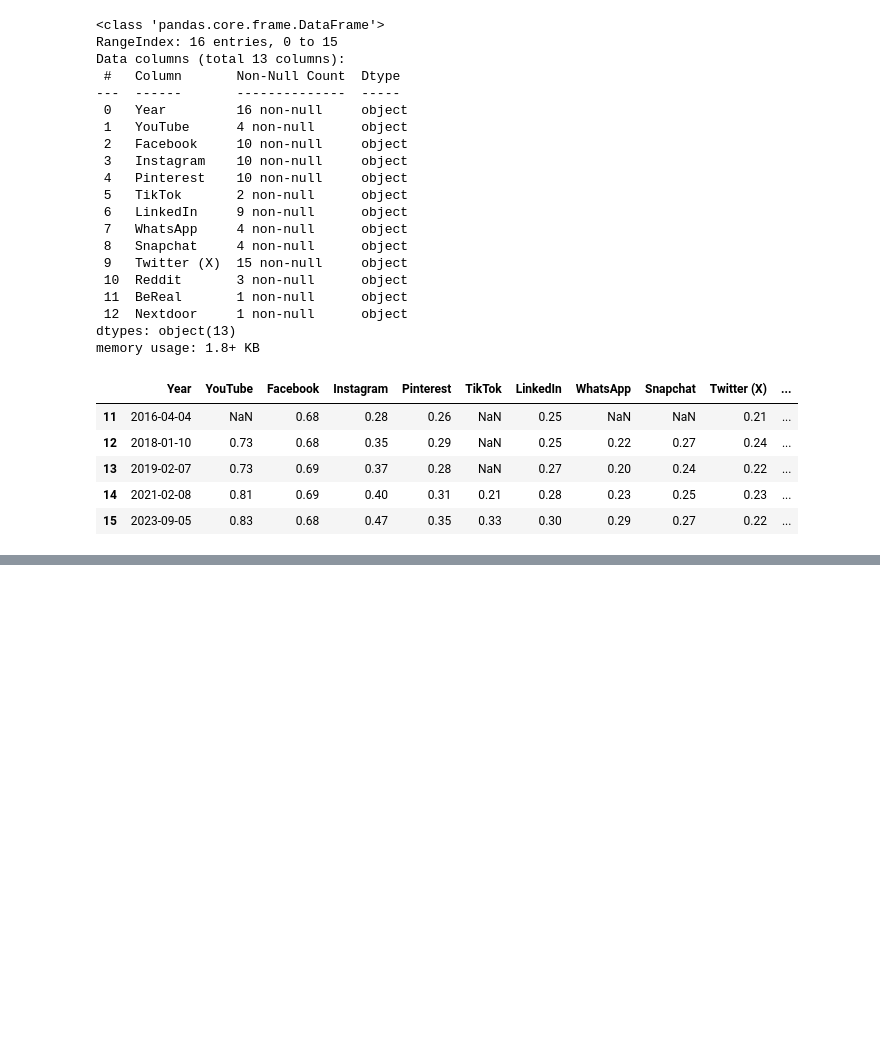
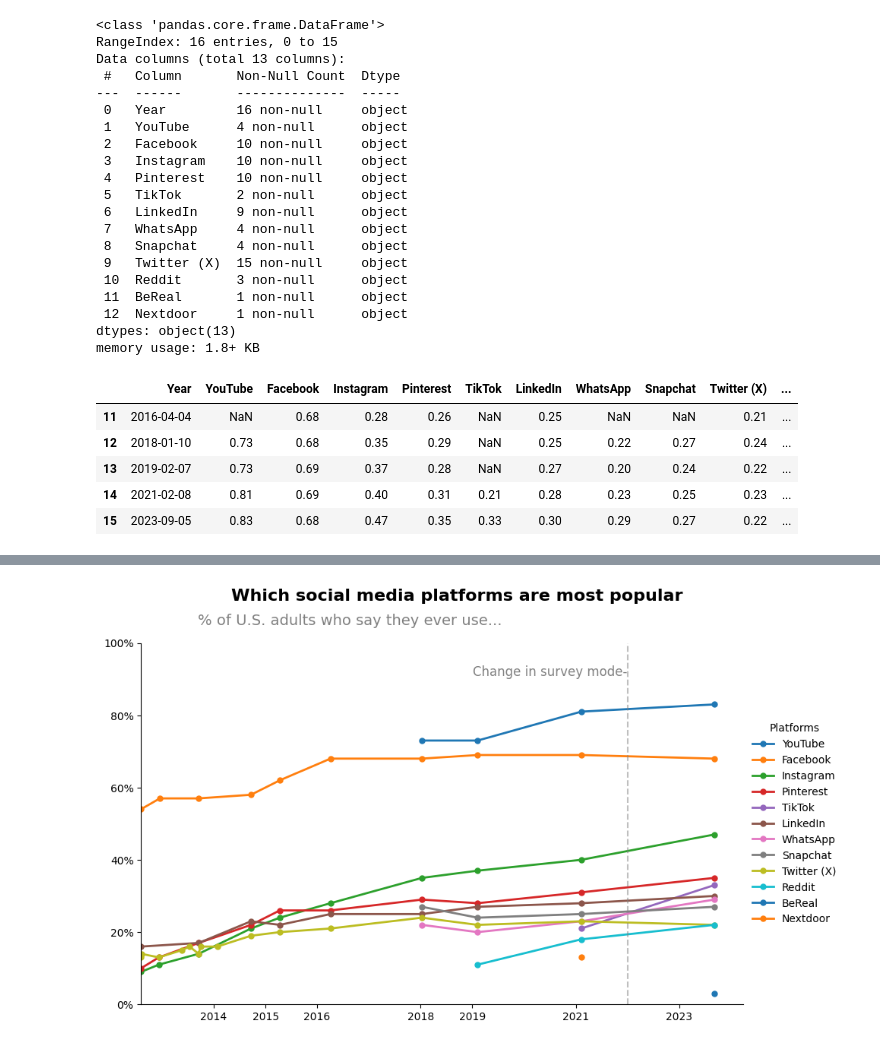
Before and after one commit to nusduck/DSS5201_TeamProject, a Jupyter notebook: src/data_tide.ipynb, the cells around one changed output, grey strips where cells are left out. Cells and saved outputs as stored; diff of their text form; code cells hidden in the pictures; blank space fills up the shorter version.

```diff
--- a/src/data_tide.ipynb
+++ b/src/data_tide.ipynb
@@ -187,0 +228,54 @@ plt.show()
+# %%
+import matplotlib.pyplot as plt
+import pandas as pd
+import numpy as np
+
+# Assuming data2 contains your social media platform data
+fig, ax = plt.subplots(figsize=(8, 6))
+
+# For each platform, plot a continuous line with interpolation
+for column in data2.columns[1:]:
+    # Convert Year to datetime if it's not already
+    x = pd.to_datetime(data2['Year'])
+    y = data2[column]
+
+    # Remove NaN values for proper interpolation
+    mask = ~y.isna()
+    if mask.any():  # Only plot if there are non-NaN values
+        # Plot with interpolation
+        ax.plot(x[mask], y[mask], label=column, marker='o',
+                linestyle='-', # solid line
+                linewidth=2,   # slightly thicker lines
+                markersize=5)  # smaller markers for cleaner look
+
+# Add the vertical line for survey mode change
+ax.axvline(x=pd.to_datetime('2022-01-01'), color='grey', linestyle='-')
+ax.text(pd.to_datetime('2022-01-01'), 0.9, 'Change in survey mode-',
+        color='grey', fontsize=12, va='bottom', ha='right')
+
+# Styling
+plt.legend(loc='center left', bbox_to_anchor=(1, 0.5), frameon=False)
+plt.xlim(data2.Year.min())
+ax.set_ylim(0, 1)
+
+# Remove top and right spines
+ax.spines['top'].set_visible(False)
+ax.spines['right'].set_visible(False)
+
+# Format y-axis as percentage
+ax.yaxis.set_major_formatter(plt.FuncFormatter('{:.0%}'.format))
+
+# Title and subtitle
+ax.set_title('Which social media platforms are most popular',
+             fontsize=16, fontweight='bold', y=1.1, loc="right", x=0.9)
+ax.text(0.6, 1.05, '% of U.S. adults who say they ever use...',
+        fontsize=14, ha='right', transform=ax.transAxes, color='grey')
+
+# X-axis ticks (assuming x_l and x_ll are defined)
+ax.set_xticks(x_l[2:])
+ax.set_xticklabels(x_ll[2:])
+
+plt.tight_layout()
+plt.show()
+# %% [output]
+[figure, added]
```
Also changed, not shown: parts of 3 cells of this notebook, 1 other file.
